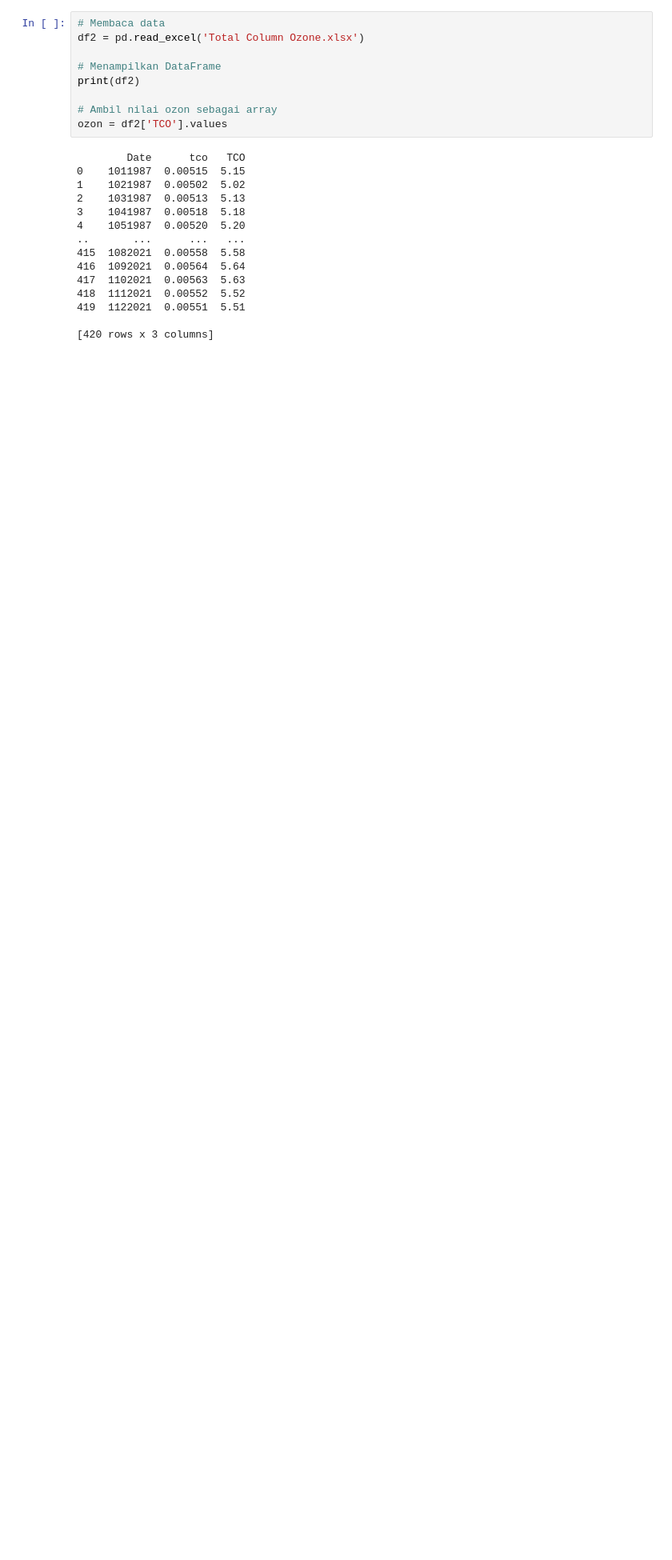
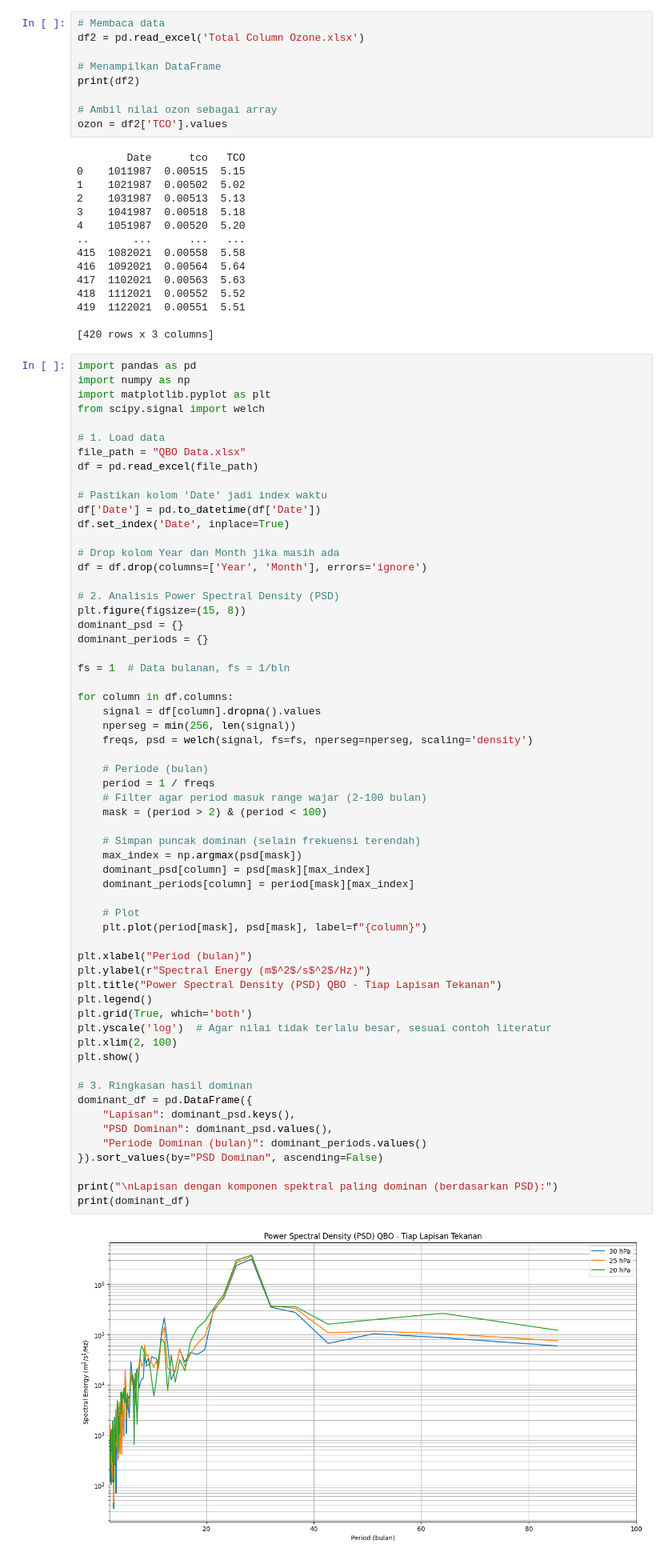
Before and after one commit to IndrianaHw/TASTASTAS, a Jupyter notebook: Analisis Spectral.ipynb, the cells around one changed output. Shown at 80% size. Drawn from its saved outputs; the diff is of its cells as text; blank space fills up the shorter version.

```diff
--- a/Analisis Spectral.ipynb
+++ b/Analisis Spectral.ipynb
@@ -56,3 +56,65 @@ ozon = df2['TCO'].values
 419  1122021  0.00551  5.51
 
 [420 rows x 3 columns]
+# %%
+import pandas as pd
+import numpy as np
+import matplotlib.pyplot as plt
+from scipy.signal import welch
+
+# 1. Load data
+file_path = "QBO Data.xlsx"
+df = pd.read_excel(file_path)
+
+# Pastikan kolom 'Date' jadi index waktu
+df['Date'] = pd.to_datetime(df['Date'])
+df.set_index('Date', inplace=True)
+
+# Drop kolom Year dan Month jika masih ada
+df = df.drop(columns=['Year', 'Month'], errors='ignore')
+
+# 2. Analisis Power Spectral Density (PSD)
+plt.figure(figsize=(15, 8))
+dominant_psd = {}
+dominant_periods = {}
+
+fs = 1  # Data bulanan, fs = 1/bln
+
+for column in df.columns:
+    signal = df[column].dropna().values
+    nperseg = min(256, len(signal))
+    freqs, psd = welch(signal, fs=fs, nperseg=nperseg, scaling='density')
+
+    # Periode (bulan)
+    period = 1 / freqs
+    # Filter agar period masuk range wajar (2-100 bulan)
+    mask = (period > 2) & (period < 100)
+
+    # Simpan puncak dominan (selain frekuensi terendah)
+    max_index = np.argmax(psd[mask])
+    dominant_psd[column] = psd[mask][max_index]
+    dominant_periods[column] = period[mask][max_index]
+
+    # Plot
+    plt.plot(period[mask], psd[mask], label=f"{column}")
+
+plt.xlabel("Period (bulan)")
+plt.ylabel(r"Spectral Energy (m$^2$/s$^2$/Hz)")
+plt.title("Power Spectral Density (PSD) QBO - Tiap Lapisan Tekanan")
+plt.legend()
+plt.grid(True, which='both')
+plt.yscale('log')  # Agar nilai tidak terlalu besar, sesuai contoh literatur
+plt.xlim(2, 100)
+plt.show()
+
+# 3. Ringkasan hasil dominan
+dominant_df = pd.DataFrame({
+    "Lapisan": dominant_psd.keys(),
+    "PSD Dominan": dominant_psd.values(),
+    "Periode Dominan (bulan)": dominant_periods.values()
+}).sort_values(by="PSD Dominan", ascending=False)
+
+print("\nLapisan dengan komponen spektral paling dominan (berdasarkan PSD):")
+print(dominant_df)
+# %% [output]
+[figure, added]
```
Also changed, not shown: parts of 2 cells of this notebook, 1 other file.
